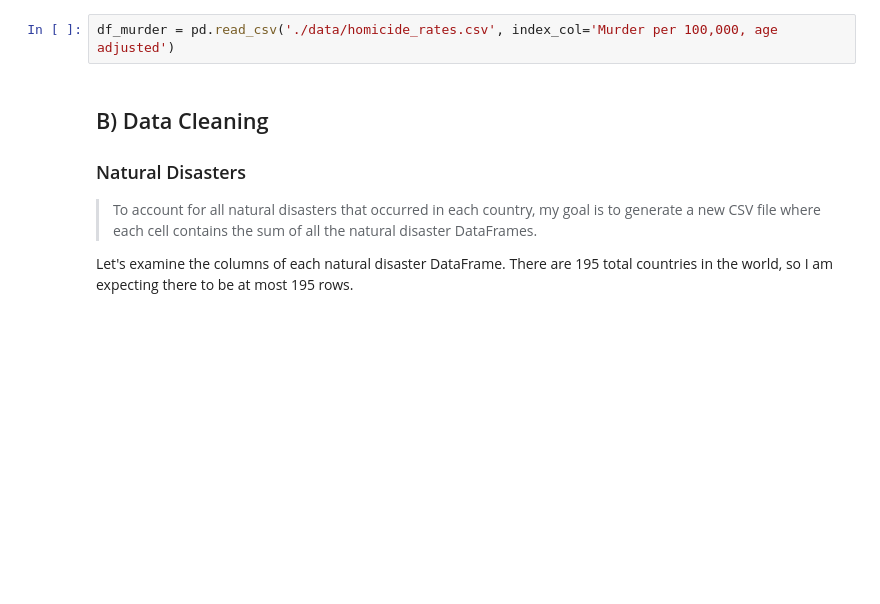
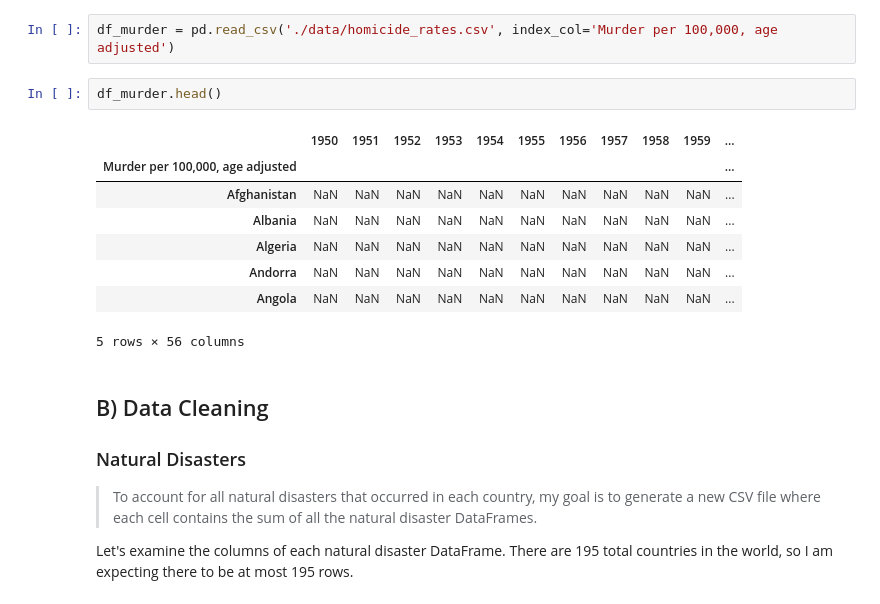
Before and after one commit to aeglon97/Investigate-A-Dataset, a Jupyter notebook: Investigate_a_Dataset.ipynb, the cells around one changed output. Drawn from its saved outputs; the diff is of its cells as text; blank space fills up the shorter version.

```diff
--- a/Investigate_a_Dataset.ipynb
+++ b/Investigate_a_Dataset.ipynb
@@ -60,6 +87,17 @@ df_bmi_female = pd.read_csv('./data/bmi_rates/bmi_female.csv', index_col='Countr
 > Encompasses number of murders per 100,000 people, accounting for all ages.
 # %%
 df_murder = pd.read_csv('./data/homicide_rates.csv', index_col='Murder per 100,000, age adjusted')
+# %%
+df_murder.head()
+# %% [output]
+|  | 1950 | 1951 | 1952 | 1953 | 1954 | 1955 | 1956 | 1957 | 1958 | 1959 | ... |
+| Murder per 100,000, age adjusted |  |  |  |  |  |  |  |  |  |  | ... |
+| Afghanistan | NaN | NaN | NaN | NaN | NaN | NaN | NaN | NaN | NaN | NaN | ... |
+| Albania | NaN | NaN | NaN | NaN | NaN | NaN | NaN | NaN | NaN | NaN | ... |
+| Algeria | NaN | NaN | NaN | NaN | NaN | NaN | NaN | NaN | NaN | NaN | ... |
+| Andorra | NaN | NaN | NaN | NaN | NaN | NaN | NaN | NaN | NaN | NaN | ... |
+| Angola | NaN | NaN | NaN | NaN | NaN | NaN | NaN | NaN | NaN | NaN | ... |
+5 rows × 56 columns
 # %% [markdown]
 ## B) Data Cleaning
 
```
Also changed, not shown: parts of 31 cells of this notebook.
